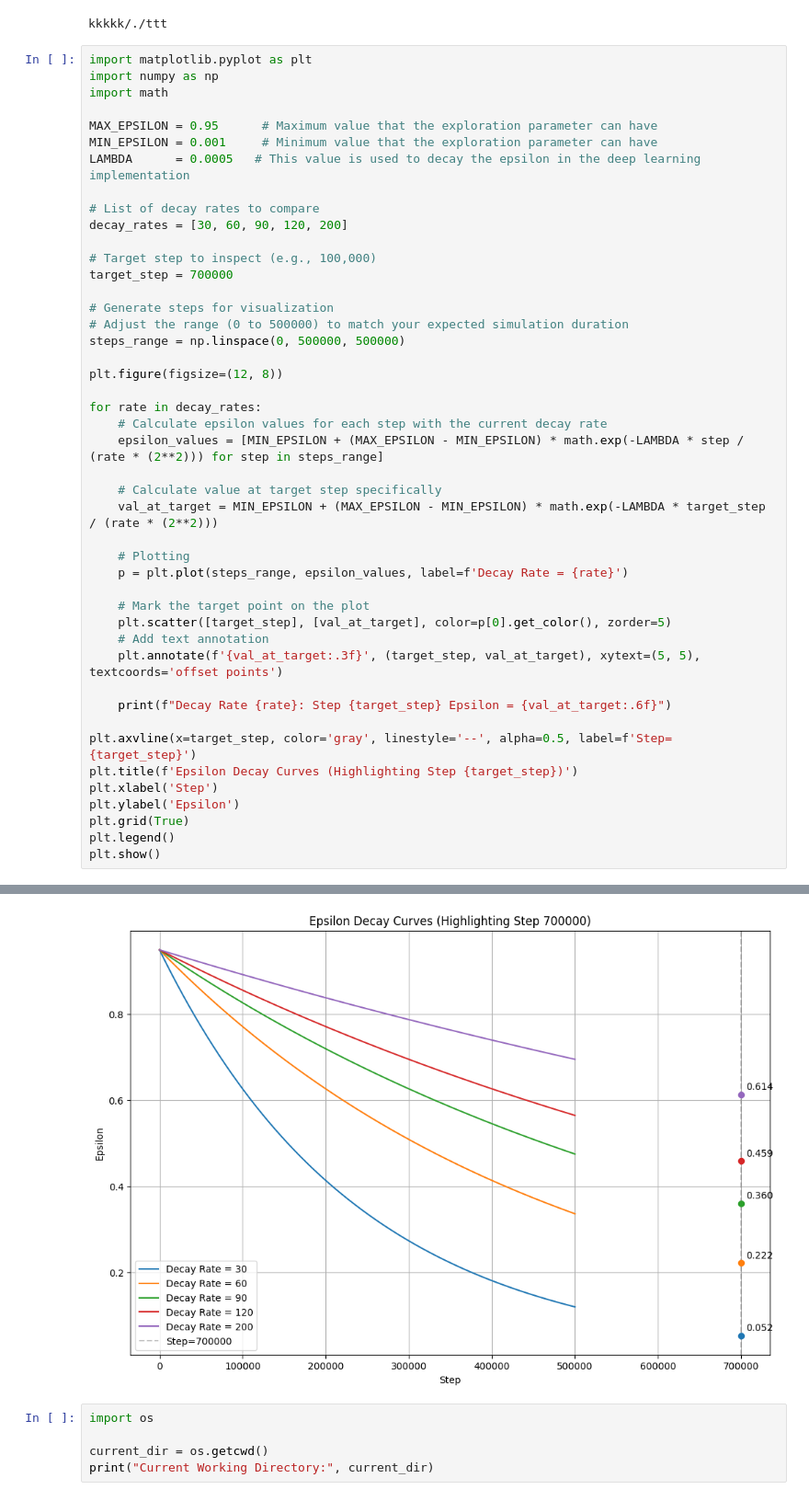
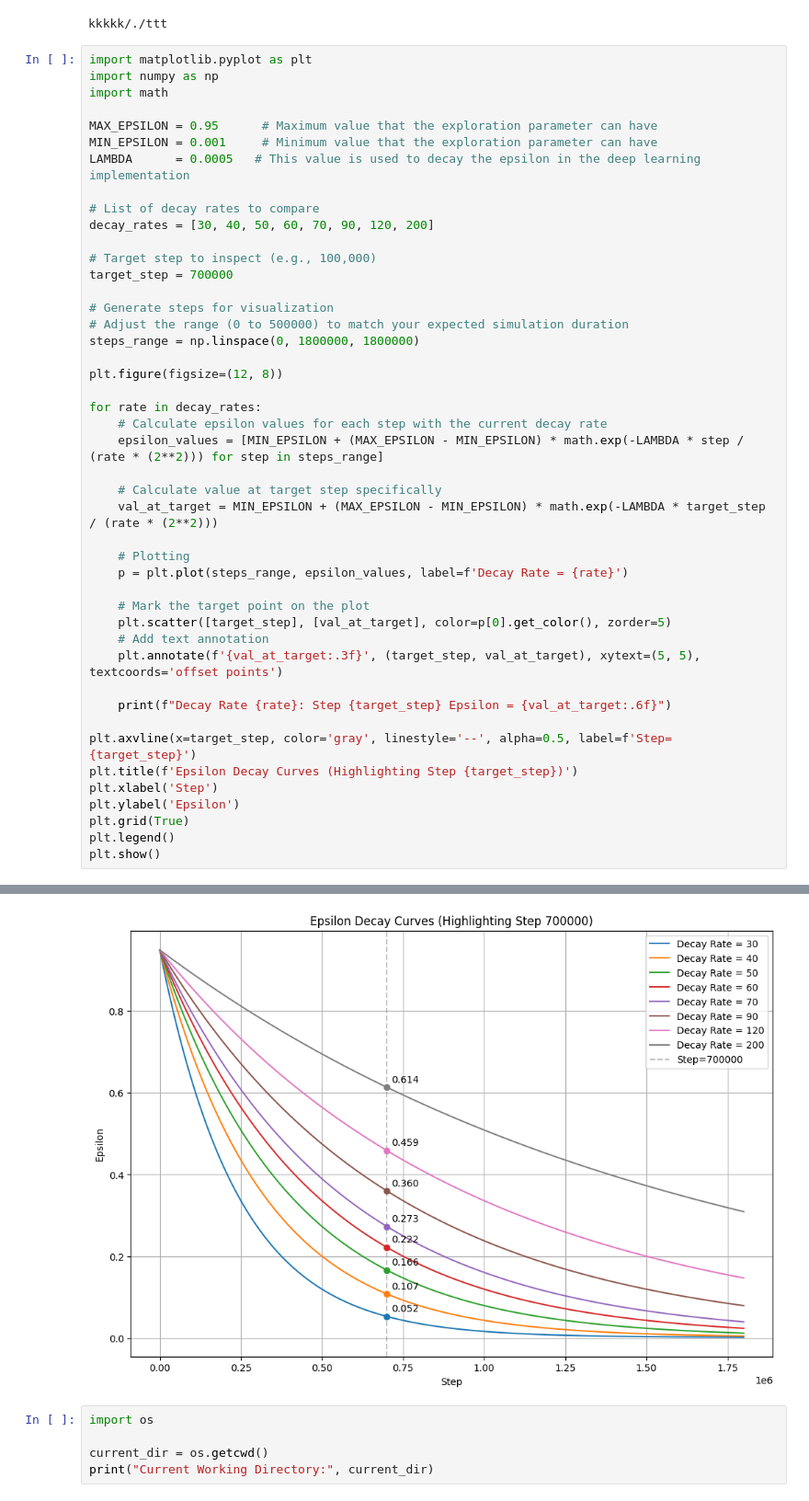
Before and after one commit to wuliuqi567/RL_SNRouting, a Jupyter notebook: Algorithm/test.ipynb, the cells around one changed output, grey strips where cells are left out. Shown at 92% size. Drawn from its saved outputs; the diff is of its cells as text.

```diff
--- a/Algorithm/test.ipynb
+++ b/Algorithm/test.ipynb
@@ -17,14 +17,14 @@ MIN_EPSILON = 0.001     # Minimum value that the exploration parameter can have
 LAMBDA      = 0.0005   # This value is used to decay the epsilon in the deep learning implementation
 
 # List of decay rates to compare
-decay_rates = [30, 60, 90, 120, 200]
+decay_rates = [30, 40, 50, 60, 70, 90, 120, 200]
 
 # Target step to inspect (e.g., 100,000)
 target_step = 700000
 
 # Generate steps for visualization
 # Adjust the range (0 to 500000) to match your expected simulation duration
-steps_range = np.linspace(0, 500000, 500000)
+steps_range = np.linspace(0, 1800000, 1800000)
 
 plt.figure(figsize=(12, 8))
 
@@ -64,4 +64,4 @@ Decay Rate 200: Step 700000 Epsilon = 0.613720
-[figure, old version]
+[figure, new version]
 # %%
 import os
 
```
Also changed, not shown: parts of 1 cell of this notebook, 17 other files.
